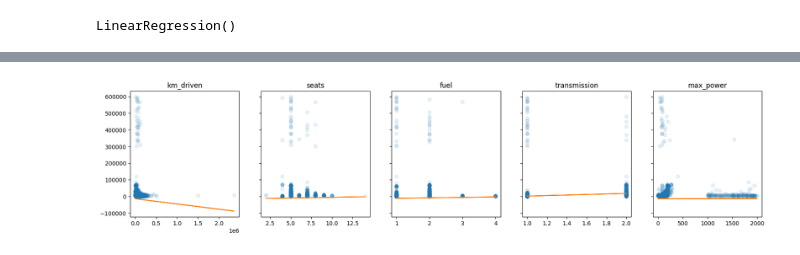
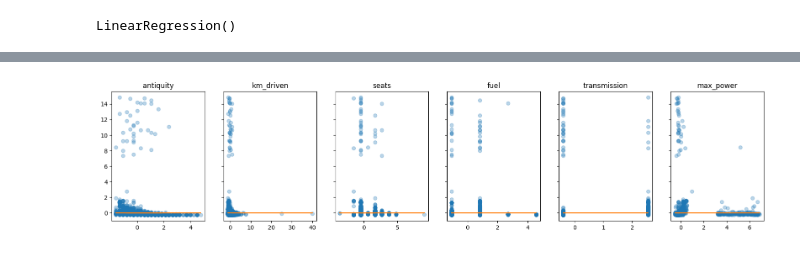
Before and after one commit to bi-202310/lab-2, a Jupyter notebook: regression.ipynb, the cells around one changed output, grey strips where cells are left out. Cells and saved outputs as stored; diff of their text form; code cells hidden in the pictures.

```diff
--- a/regression.ipynb
+++ b/regression.ipynb
@@ -242,3 +227,14 @@ df['year'] = df['year'].astype(int)
+# %%
+# Asumimos que el experto decidio que estos eran los features mas relevantes
+features = ["antiquity", "km_driven", "seats", "fuel", "transmission", "max_power", "selling_price"]
+#TODO: justificar atributos
+# %%
+# Make a scaler to normalize de data
+scaler = StandardScaler()
+x = scaler.fit_transform(df[features])
+# %%
+# Make a dataframe with the normalized data
+df = pd.DataFrame(x, columns=features)
 # %% [markdown]
 ### 3.2 Visualización de los datos
 # %%
@@ -269,8 +261,3 @@ df[df.columns].corr()
-# %%
-# Asumimos que el experto decidio que estos eran los features mas relevantes
-features_avec_year = ["year", "km_driven", "seats", "fuel", "transmission", "max_power"]
-features = ["km_driven", "seats", "fuel", "transmission", "max_power"]
-#TODO: justificar atributos
 # %%
 # Correlation between features chosen
 df[features].corr()
@@ -379,14 +370,13 @@ pd.DataFrame({'columns': features, 'coef': regression.coef_})
 # %%
-f, axs = plt.subplots(1, len(features), sharey = True, figsize = (20, 4))
+f, axs = plt.subplots(1, len(features[:-1]), sharey = True, figsize = (20, 4))
 
-for i in range(len(features)):
+for i in range(len(features[:-1])):
     col = features[i]
     x = x_train[col]
     m = regression.coef_[i]
     b = regression.intercept_
-
-    axs[i].plot(x, y_train, 'o', alpha = 0.1)
+    axs[i].plot(x, y_train, 'o', alpha = 0.3)
     axs[i].plot(x, x * m + b)
     axs[i].set_title(col)
 # %% [output]
-[figure, old version]
+[figure, new version]
```
Also changed, not shown: parts of 17 cells of this notebook, 2 other files.
